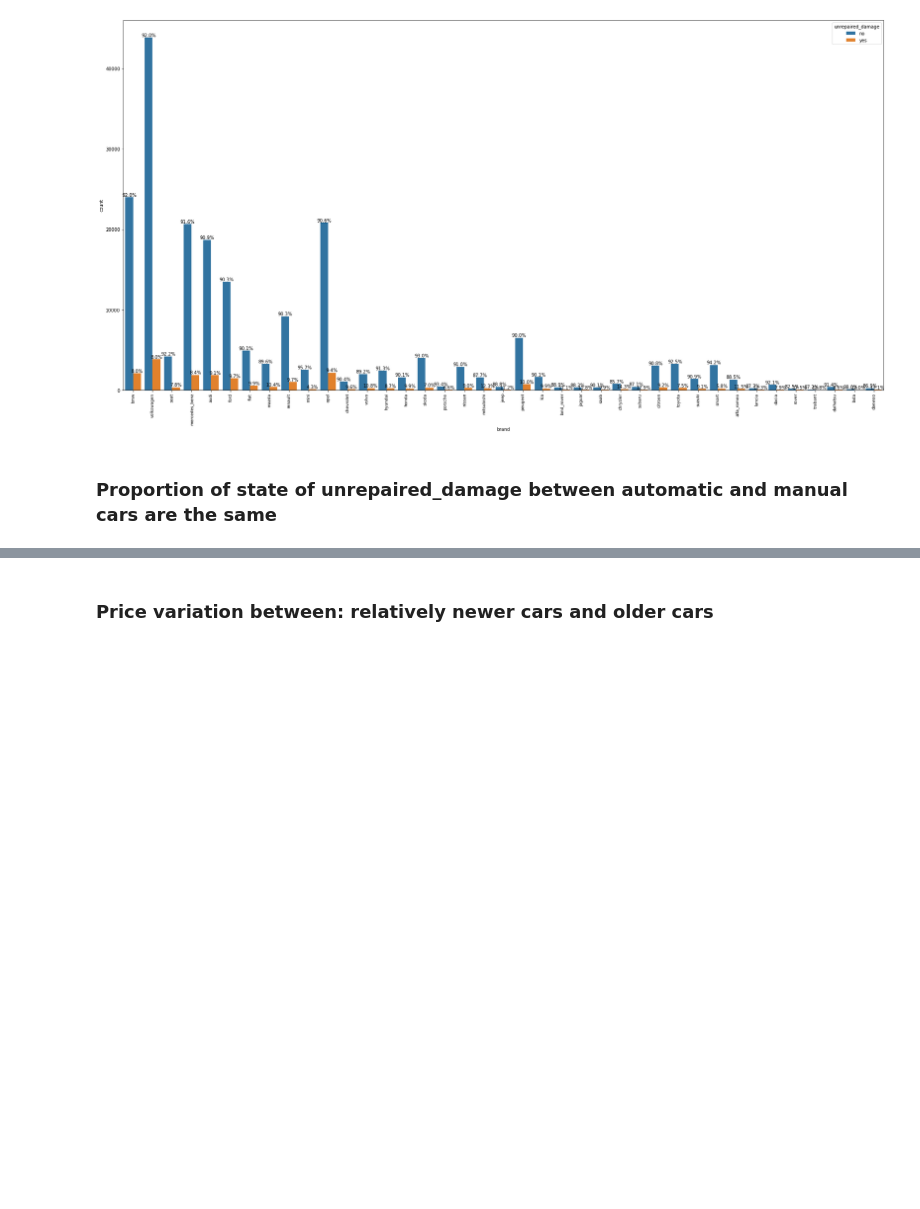
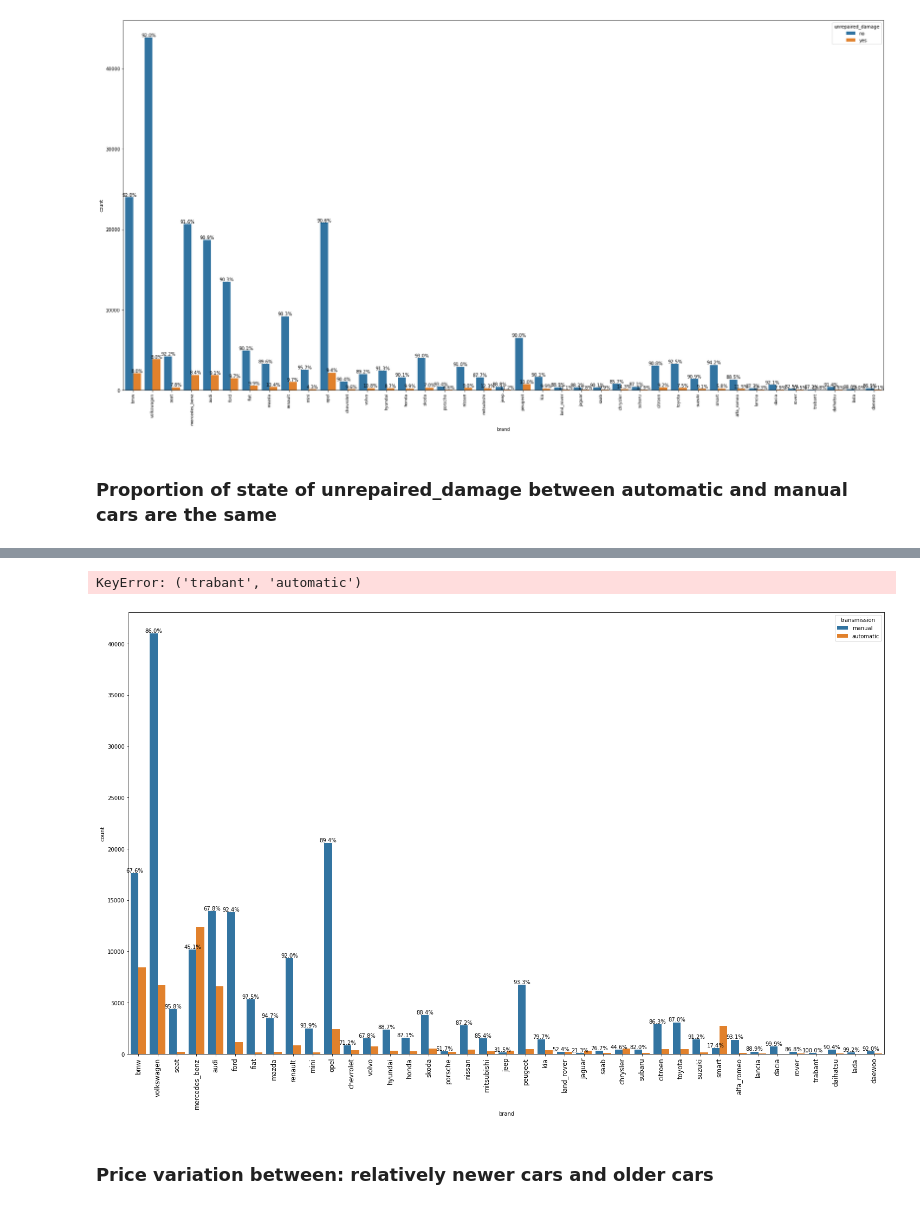
Before and after one commit to ronoevan/Mid-term-Project, a Jupyter notebook: EvansFestus_Mid_Term_Project.ipynb, the cells around one changed output, grey strips where cells are left out. Saved outputs shown, nothing was run; the diff lists cells and outputs as text; code cells hidden in the pictures; blank space fills up the shorter version.

```diff
--- a/EvansFestus_Mid_Term_Project.ipynb
+++ b/EvansFestus_Mid_Term_Project.ipynb
@@ -1258,3 +1263,23 @@ for c in ax.containers:
+# %%
+feat = 'brand'
+hue = 'transmission'
+hue_type = df[hue].dtype.type
+plt.figure(figsize=(25, 15))
+
+groups = df[feat].unique()
+proportions = df.groupby(feat)[hue].value_counts(normalize=True).sort_values(ascending=False)
+
+ax = sns.countplot(x=feat, hue=hue, data=df)
+plt.xticks(rotation=90, size=12)#"vertical"
+
+for c in ax.containers:
+    labels = [f'{proportions.loc[g, hue_type(c.get_label())]:.1%}' for g in groups]
+
+
+    ax.bar_label(c, labels)
+# %% [output]
+KeyError: ('trabant', 'automatic')
+[figure, added]
 # %% [markdown]
 ### Price variation between: relatively newer cars and older cars
 # %%
```
Also changed, not shown: parts of 7 cells of this notebook.
